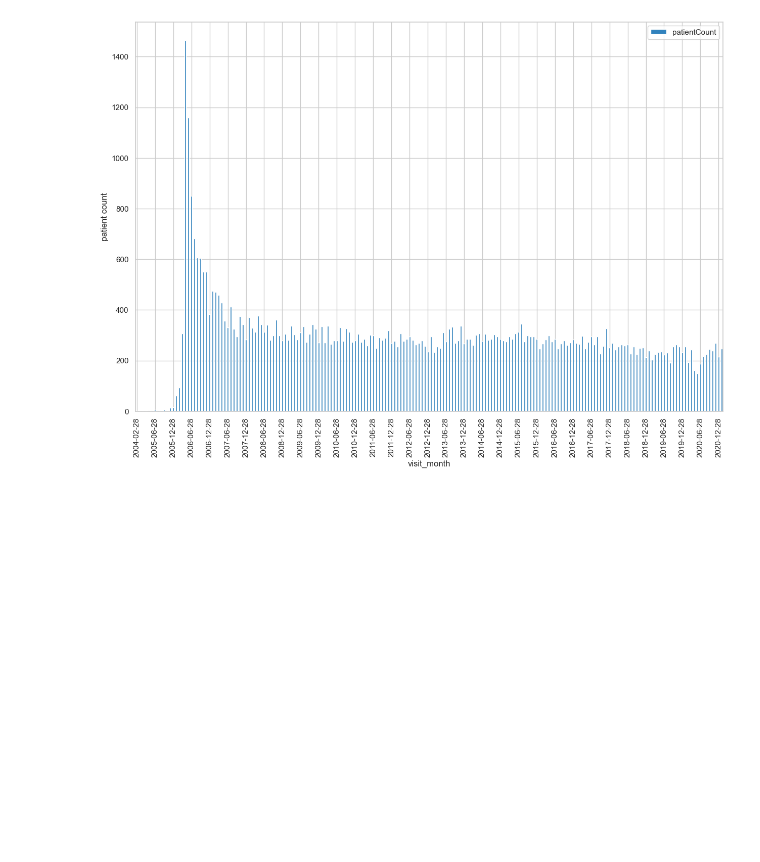
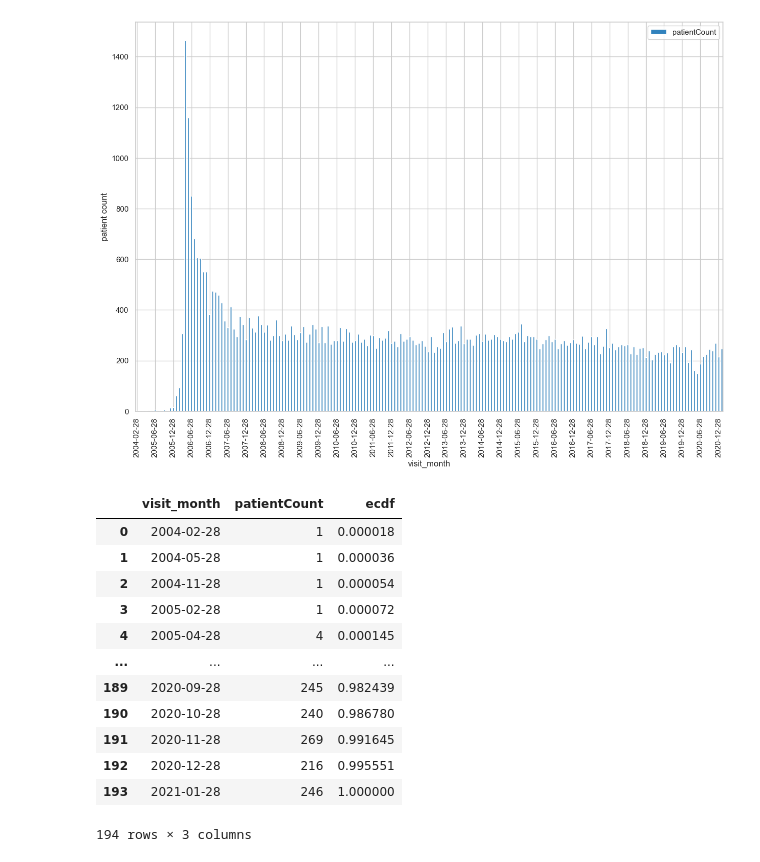
Before and after one commit to ml4oncology/make-notes-dataset, a Jupyter notebook: notebooks/1.validation-PlotNote_PatientCount.ipynb, the cells around one changed output. Cells and saved outputs as stored; diff of their text form; code cells hidden in the pictures; blank space fills up the shorter version.

```diff
--- a/notebooks/1.validation-PlotNote_PatientCount.ipynb
+++ b/notebooks/1.validation-PlotNote_PatientCount.ipynb
@@ -140,3 +140,21 @@ ax.set_ylabel('patient count')
 # %% [output]
 Text(0, 0.5, 'patient count')
 [figure]
+# %%
+# Plot proportion of new patients thus far
+patientCount['ecdf'] = patientCount['patientCount'].cumsum()/patientCount['patientCount'].sum()
+patientCount
+# %% [output]
+|  | visit_month | patientCount | ecdf |
+| 0 | 2004-02-28 | 1 | 0.000018 |
+| 1 | 2004-05-28 | 1 | 0.000036 |
+| 2 | 2004-11-28 | 1 | 0.000054 |
+| 3 | 2005-02-28 | 1 | 0.000072 |
+| 4 | 2005-04-28 | 4 | 0.000145 |
+| ... | ... | ... | ... |
+| 189 | 2020-09-28 | 245 | 0.982439 |
+| 190 | 2020-10-28 | 240 | 0.986780 |
+| 191 | 2020-11-28 | 269 | 0.991645 |
+| 192 | 2020-12-28 | 216 | 0.995551 |
+| 193 | 2021-01-28 | 246 | 1.000000 |
+194 rows × 3 columns
```
Also changed, not shown: parts of 1 cell of this notebook.
